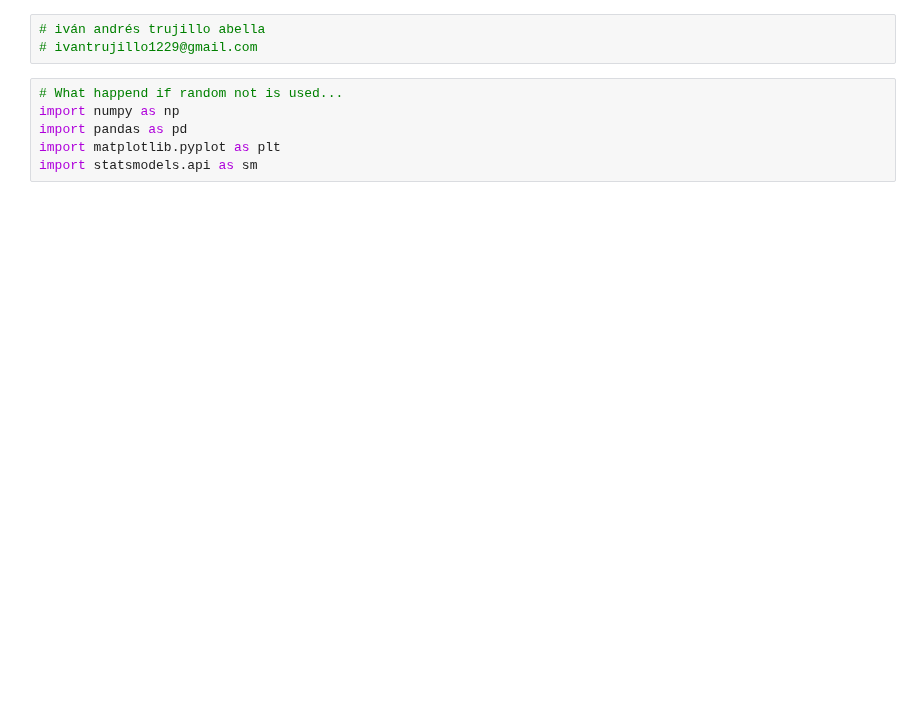
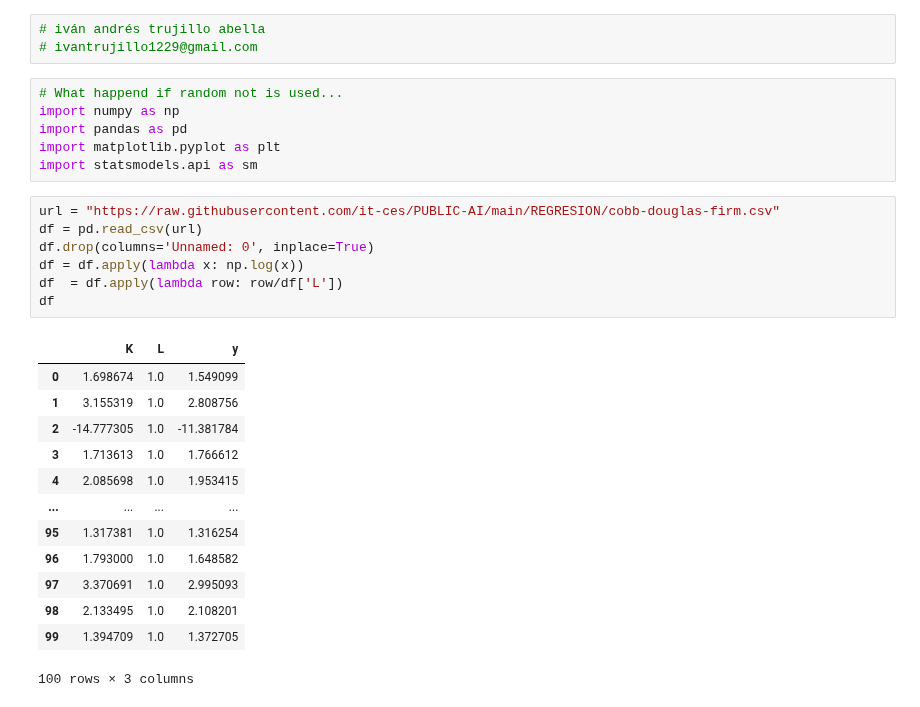
Before and after one commit to it-ces/PUBLIC-AI, a Jupyter notebook: REGRESION/LABS/OLS_bivaritate_distribution(ai_page).ipynb, the cells around one changed output. Drawn from its saved outputs; the diff is of its cells as text; blank space fills up the shorter version.

```diff
--- a/REGRESION/LABS/OLS_bivaritate_distribution(ai_page).ipynb
+++ b/REGRESION/LABS/OLS_bivaritate_distribution(ai_page).ipynb
@@ -9,3 +9,24 @@ import numpy as np
 import pandas as pd
 import matplotlib.pyplot as plt
 import statsmodels.api as sm
+# %%
+url = "https://raw.githubusercontent.com/it-ces/PUBLIC-AI/main/REGRESION/cobb-douglas-firm.csv"
+df = pd.read_csv(url)
+df.drop(columns='Unnamed: 0', inplace=True)
+df = df.apply(lambda x: np.log(x))
+df  = df.apply(lambda row: row/df['L'])
+df
+# %% [output]
+|  | K | L | y |
+| 0 | 1.698674 | 1.0 | 1.549099 |
+| 1 | 3.155319 | 1.0 | 2.808756 |
+| 2 | -14.777305 | 1.0 | -11.381784 |
+| 3 | 1.713613 | 1.0 | 1.766612 |
+| 4 | 2.085698 | 1.0 | 1.953415 |
+| ... | ... | ... | ... |
+| 95 | 1.317381 | 1.0 | 1.316254 |
+| 96 | 1.793000 | 1.0 | 1.648582 |
+| 97 | 3.370691 | 1.0 | 2.995093 |
+| 98 | 2.133495 | 1.0 | 2.108201 |
+| 99 | 1.394709 | 1.0 | 1.372705 |
+100 rows × 3 columns
```
Also changed, not shown: parts of 3 cells of this notebook.
